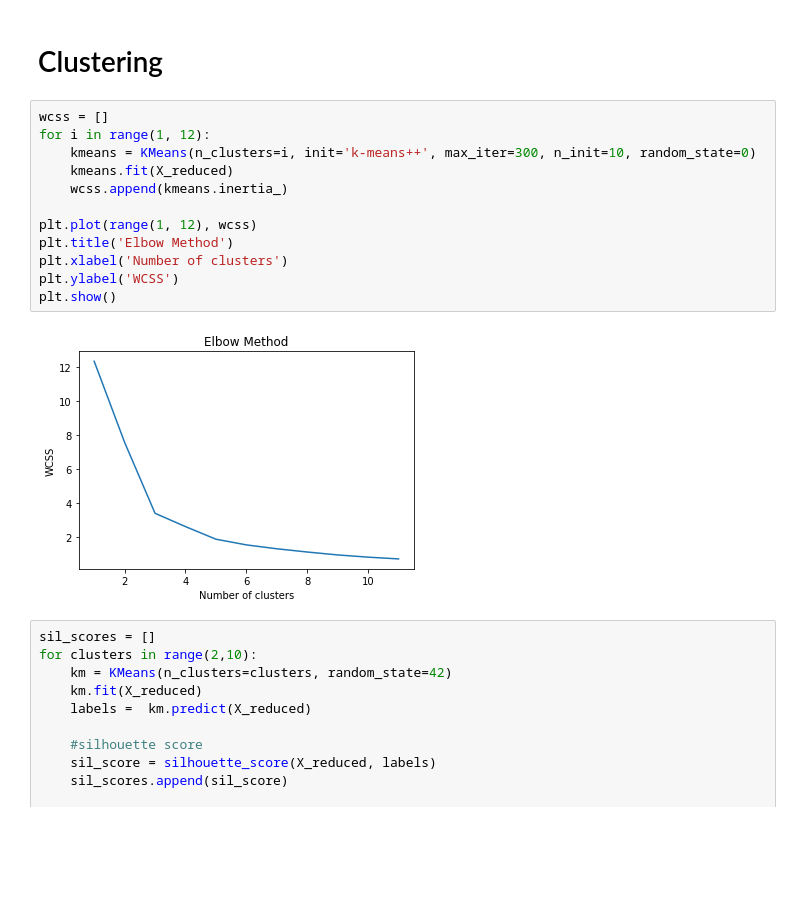
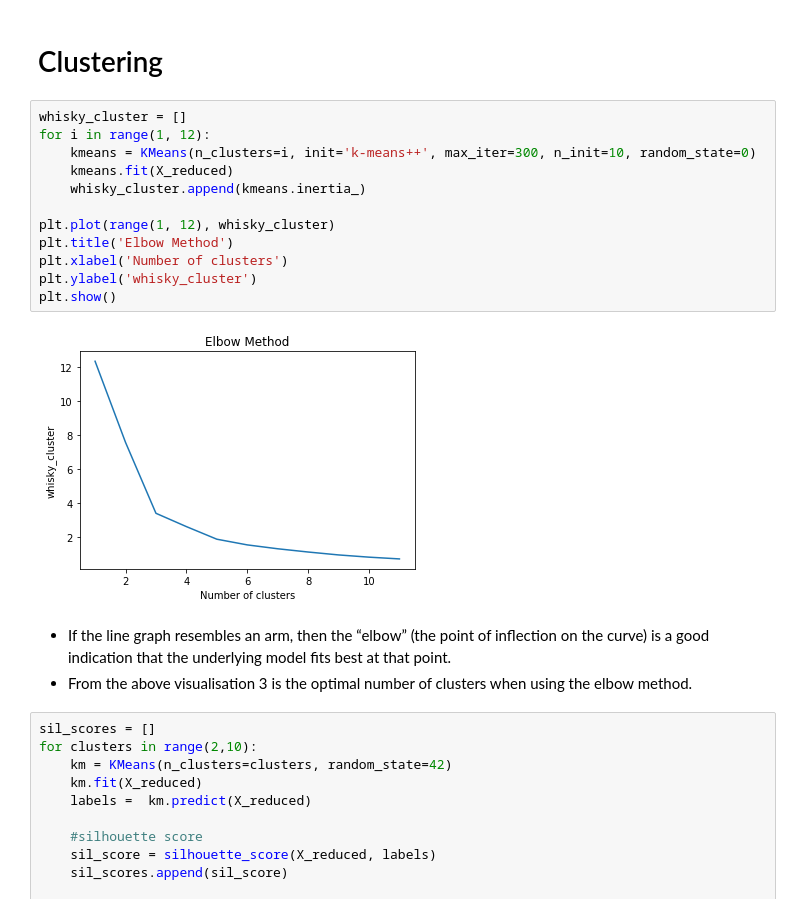
Before and after one commit to jbmasemza/clustering_whisky_distilleries, a Jupyter notebook: clustering_whiskey_distilleries.ipynb, the cells around one changed output. Drawn from its saved outputs; the diff is of its cells as text; blank space fills up the shorter version.

```diff
--- a/clustering_whiskey_distilleries.ipynb
+++ b/clustering_whiskey_distilleries.ipynb
@@ -102,19 +102,22 @@ plt.show()
 # %% [markdown]
 # Clustering
 # %%
-wcss = []
+whisky_cluster = []
 for i in range(1, 12):
     kmeans = KMeans(n_clusters=i, init='k-means++', max_iter=300, n_init=10, random_state=0)
     kmeans.fit(X_reduced)
-    wcss.append(kmeans.inertia_)
+    whisky_cluster.append(kmeans.inertia_)
 
-plt.plot(range(1, 12), wcss)
+plt.plot(range(1, 12), whisky_cluster)
 plt.title('Elbow Method')
 plt.xlabel('Number of clusters')
-plt.ylabel('WCSS')
+plt.ylabel('whisky_cluster')
 plt.show()
 # %% [output]
-[figure, old version]
+[figure, new version]
+# %% [markdown]
+- If the line graph resembles an arm, then the “elbow” (the point of inflection on the curve) is a good indication that the underlying model fits best at that point.
+- From the above visualisation 3 is the optimal number of clusters when using the elbow method.
 # %%
 sil_scores = []
 for clusters in range(2,10):
```
Also changed, not shown: parts of 5 cells of this notebook.
